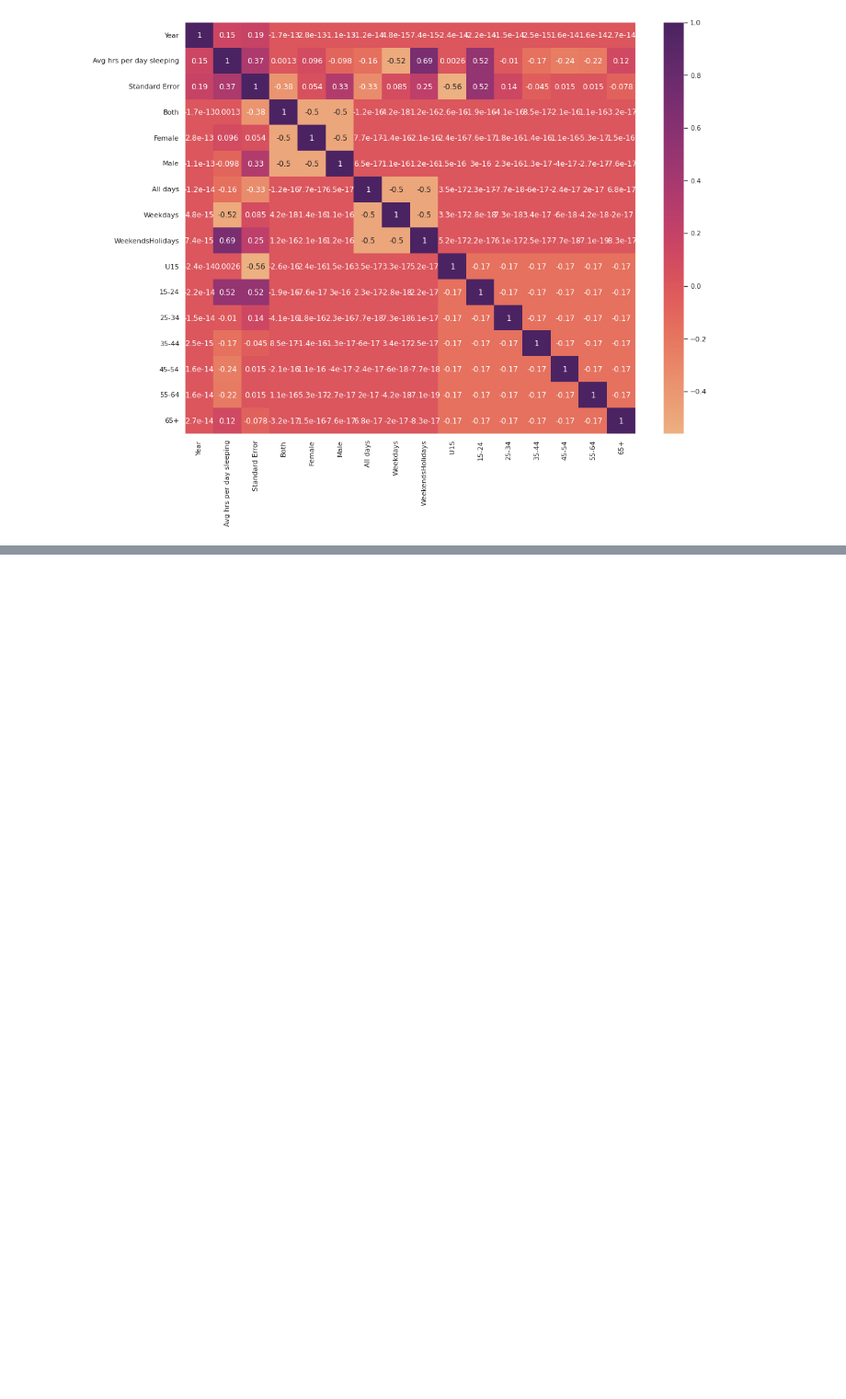
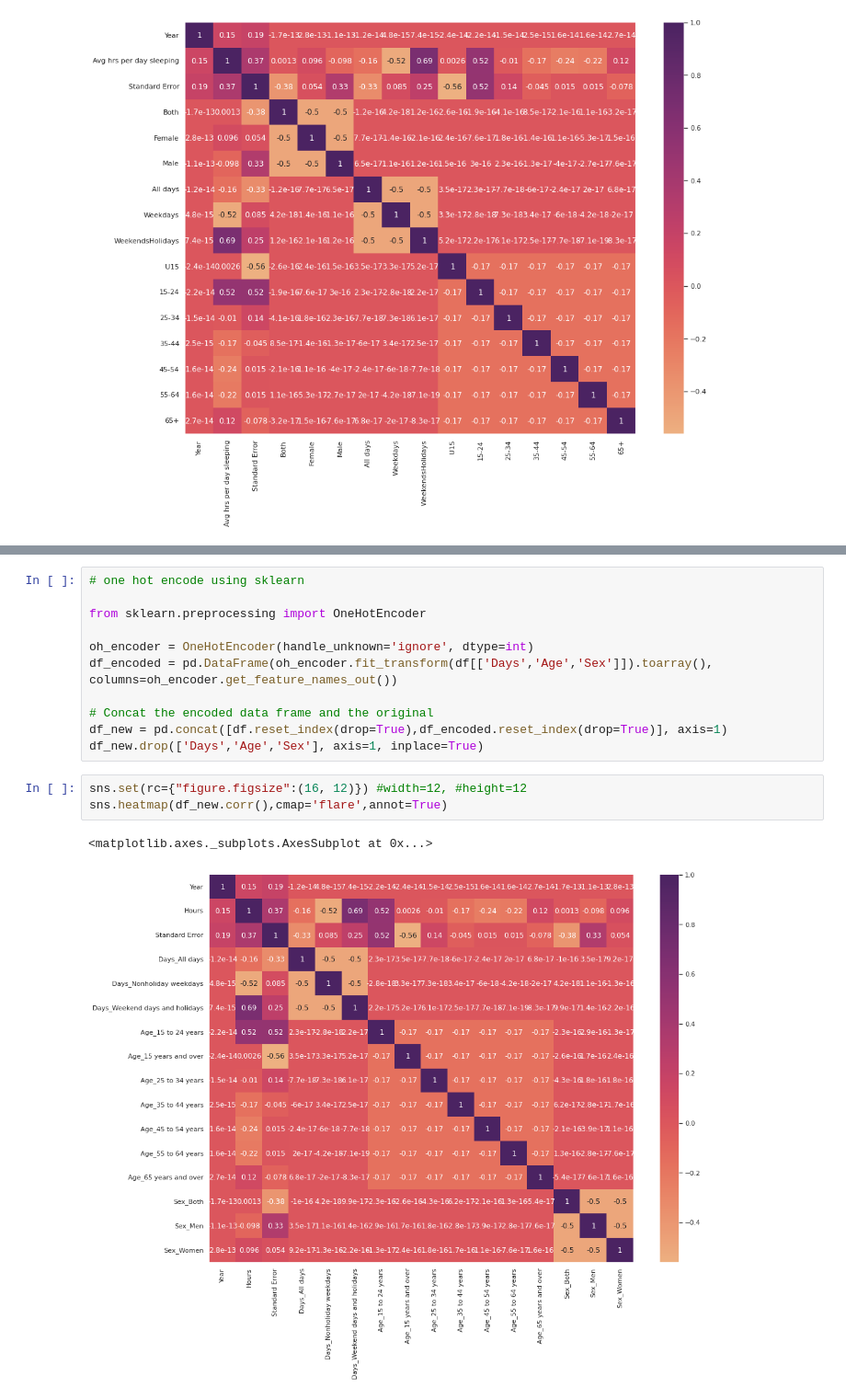
Before and after one commit to amicarellade/cs4342-finalp, a Jupyter notebook: Project.ipynb, the cells around one changed output, grey strips where cells are left out. Shown at 92% size. Saved outputs shown, nothing was run; the diff lists cells and outputs as text; blank space fills up the shorter version.

```diff
--- a/Project.ipynb
+++ b/Project.ipynb
@@ -248,0 +312,17 @@ sns.heatmap(df.corr(),cmap='flare',annot=True)
+# %%
+# one hot encode using sklearn
+
+from sklearn.preprocessing import OneHotEncoder
+
+oh_encoder = OneHotEncoder(handle_unknown='ignore', dtype=int)
+df_encoded = pd.DataFrame(oh_encoder.fit_transform(df[['Days','Age','Sex']]).toarray(), columns=oh_encoder.get_feature_names_out())
+
+# Concat the encoded data frame and the original
+df_new = pd.concat([df.reset_index(drop=True),df_encoded.reset_index(drop=True)], axis=1)
+df_new.drop(['Days','Age','Sex'], axis=1, inplace=True)
+# %%
+sns.set(rc={"figure.figsize":(16, 12)}) #width=12, #height=12
+sns.heatmap(df_new.corr(),cmap='flare',annot=True)
+# %% [output]
+<matplotlib.axes._subplots.AxesSubplot at 0x...>
+[figure, added]
```
Also changed, not shown: parts of 7 cells of this notebook.
